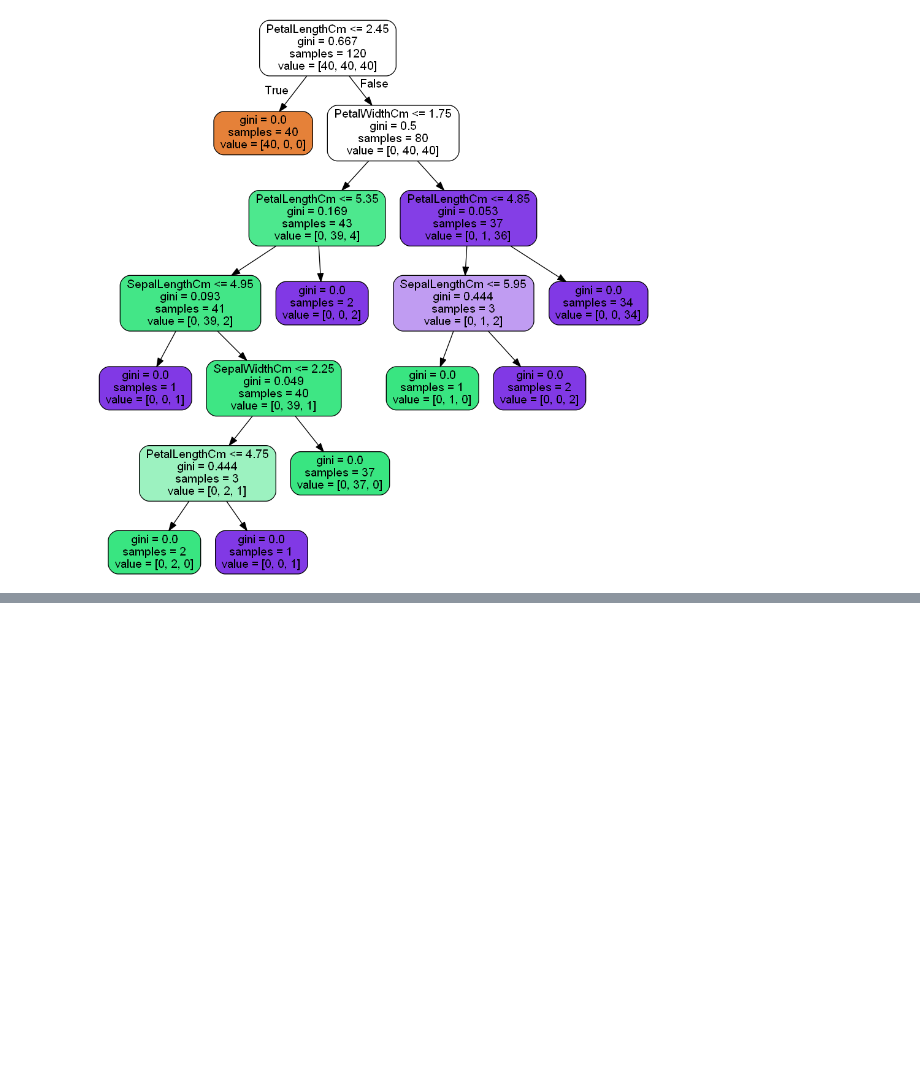
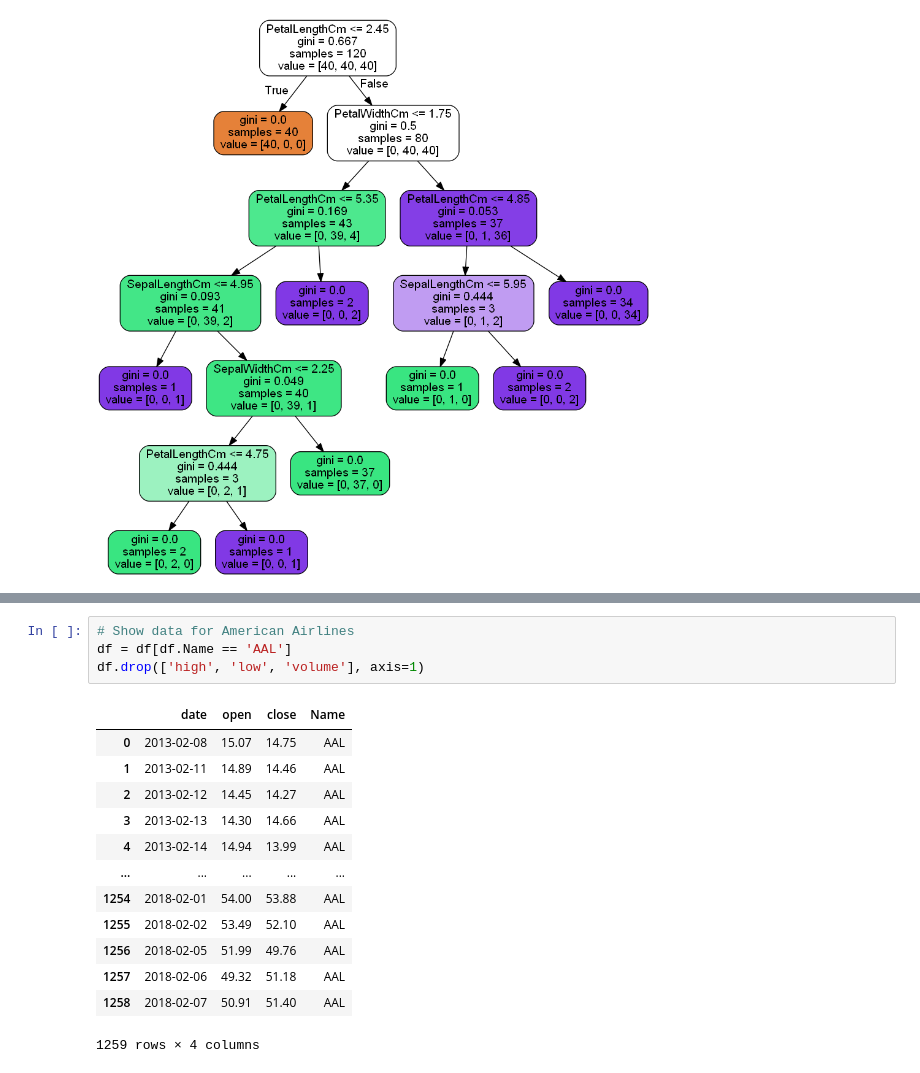
Before and after one commit to EndaGoggin/Emerging_Technologies, a Jupyter notebook: scikit-learn.ipynb, the cells around one changed output, grey strips where cells are left out. Drawn from its saved outputs; the diff is of its cells as text; blank space fills up the shorter version.

```diff
--- a/scikit-learn.ipynb
+++ b/scikit-learn.ipynb
@@ -254,0 +296,18 @@ Image(graph.create_png())
+# %%
+# Show data for American Airlines
+df = df[df.Name == 'AAL']
+df.drop(['high', 'low', 'volume'], axis=1)
+# %% [output]
+|  | date | open | close | Name |
+| 0 | 2013-02-08 | 15.07 | 14.75 | AAL |
+| 1 | 2013-02-11 | 14.89 | 14.46 | AAL |
+| 2 | 2013-02-12 | 14.45 | 14.27 | AAL |
+| 3 | 2013-02-13 | 14.30 | 14.66 | AAL |
+| 4 | 2013-02-14 | 14.94 | 13.99 | AAL |
+| ... | ... | ... | ... | ... |
+| 1254 | 2018-02-01 | 54.00 | 53.88 | AAL |
+| 1255 | 2018-02-02 | 53.49 | 52.10 | AAL |
+| 1256 | 2018-02-05 | 51.99 | 49.76 | AAL |
+| 1257 | 2018-02-06 | 49.32 | 51.18 | AAL |
+| 1258 | 2018-02-07 | 50.91 | 51.40 | AAL |
+1259 rows × 4 columns
```
Also changed, not shown: parts of 16 cells of this notebook, 1 other file.
